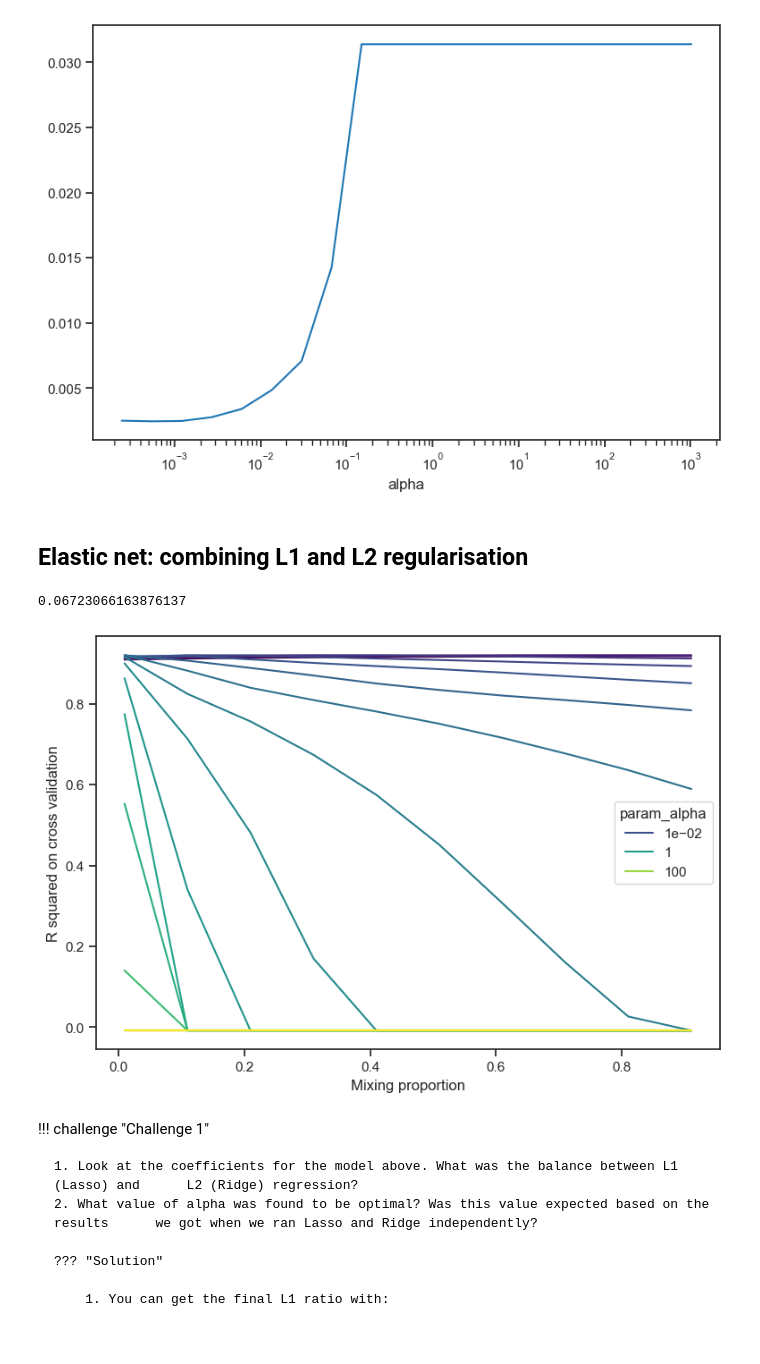
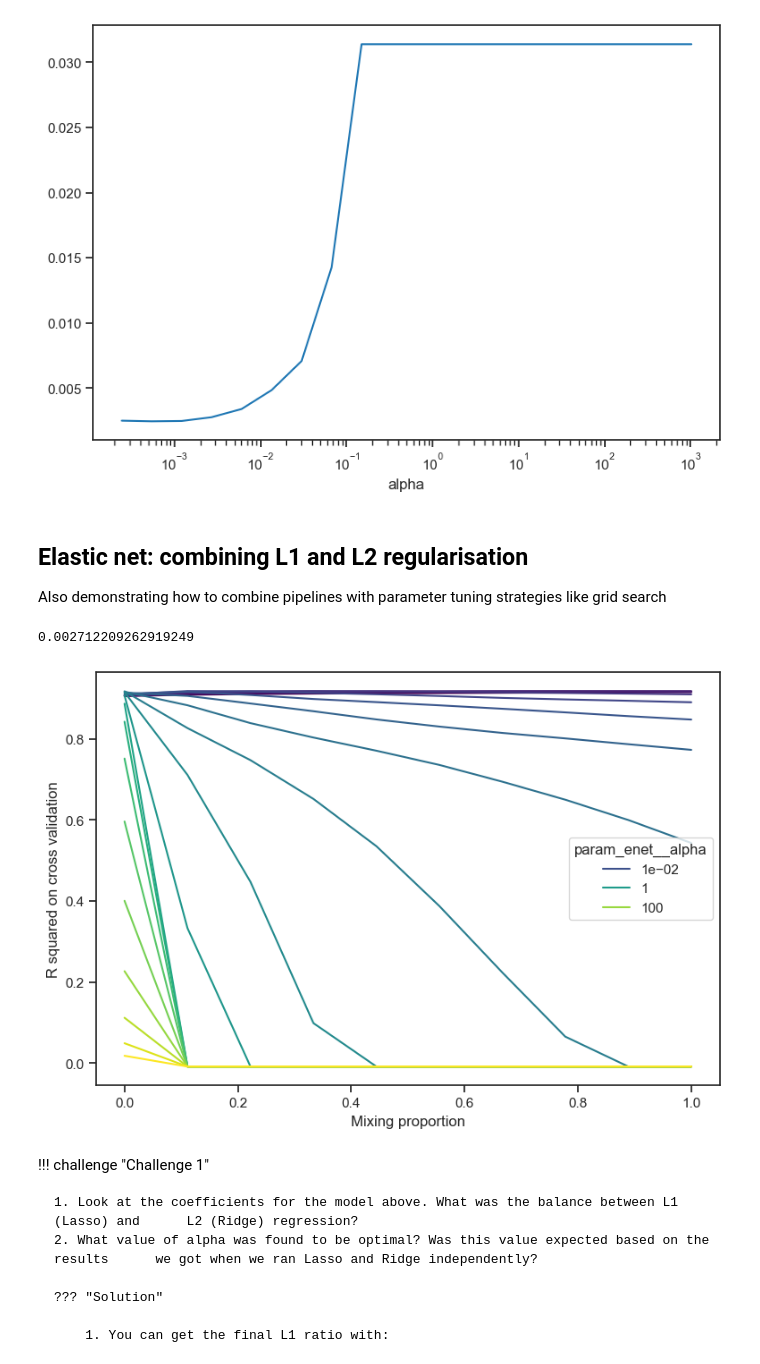
Before and after one commit to Sydney-Informatics-Hub/lessons-mlpy-flipped, a Jupyter notebook: course/notebooks/11-RidgeLassoElasticNet.ipynb, the cells around one changed output. Saved outputs shown, nothing was run; the diff lists cells and outputs as text; code cells hidden in the pictures.

```diff
--- a/course/notebooks/11-RidgeLassoElasticNet.ipynb
+++ b/course/notebooks/11-RidgeLassoElasticNet.ipynb
@@ -100,7 +100,7 @@ We will do all of this in a scikit-learn pipeline:
 # logspace -  returns numbers spaced evenly on a log scale, base 2, from ^-12 to ^10
 # total of 20 of them
 
-alphas = list(np.logspace(-12, 10, 20, base=2))
+alphas = list(np.logspace(start=-12, stop=10, num=20, base=2))
 ames_ridge = Pipeline([
     ('scaler', StandardScaler()),
     ('estimator', RidgeCV(alphas=alphas, cv=10)),
@@ -159,18 +159,22 @@ ax.set_xlabel("alpha");
 [figure]
 # %% [markdown]
 ## Elastic net: combining L1 and L2 regularisation
+
+Also demonstrating how to combine pipelines with parameter tuning
+strategies like grid search
 # %%
 # For l1_ratio = 0 the penalty is an L2 penalty. For l1_ratio = 1 it is an L1 penalty
 # a * L1 + b * L2
 # alpha = a + b and l1_ratio = a / (a + b)
 
-parametersGrid = {"alpha": alphas,
-                "l1_ratio": np.arange(0.01, 1.0, 0.1)}
+param_grid = {"enet__alpha": alphas,
+              "enet__l1_ratio": np.linspace(0.0, 1.0, num=10)}
 
-ames_enet = Pipeline([
+enet_pipeline = Pipeline([
     ('scaler', StandardScaler()),
-    ('estimator', GridSearchCV(ElasticNet(), parametersGrid, scoring='r2', cv=10)),
+    ('enet', ElasticNet()),
 ])
+ames_enet = GridSearchCV(enet_pipeline, param_grid, scoring='r2', cv=5)
 
 ames_enet.fit(ames_train_X, ames_train_y)
 # Save model to use in later notebooks
@@ -181,24 +185,23 @@ best_params_enet = ames_enet.named_steps.estimator.best_estimator_
 # %%
 # what is the best value of alpha (the penalty parameter for Lasso regression?)
-print(best_params_enet.alpha)
+print(best_params_enet["enet"].alpha)
 # %% [output]
-0.06723066163876137
+0.002712209262919249
 # %%
 # Visualise the tuning performance
-enet_cv = ames_enet.named_steps['estimator']
-enet_results = pd.DataFrame.from_dict(enet_cv.cv_results_)
+enet_results = pd.DataFrame.from_dict(ames_enet.cv_results_)
 
 from matplotlib.colors import LogNorm
 ax = sns.lineplot(data=enet_results,
-                  x='param_l1_ratio',
+                  x='param_enet__l1_ratio',
                   y='mean_test_score',
-                  hue='param_alpha',
+                  hue='param_enet__alpha',
                   palette=plt.cm.viridis,
                   hue_norm=LogNorm())
 ax.set_xlabel("Mixing proportion")
 ax.set_ylabel('R squared on cross validation');
 # %% [output]
-[figure, old version]
+[figure, new version]
 # %% [markdown]
 !!! challenge "Challenge 1"
 
```
Also changed, not shown: parts of 10 cells of this notebook, 13 other files.
